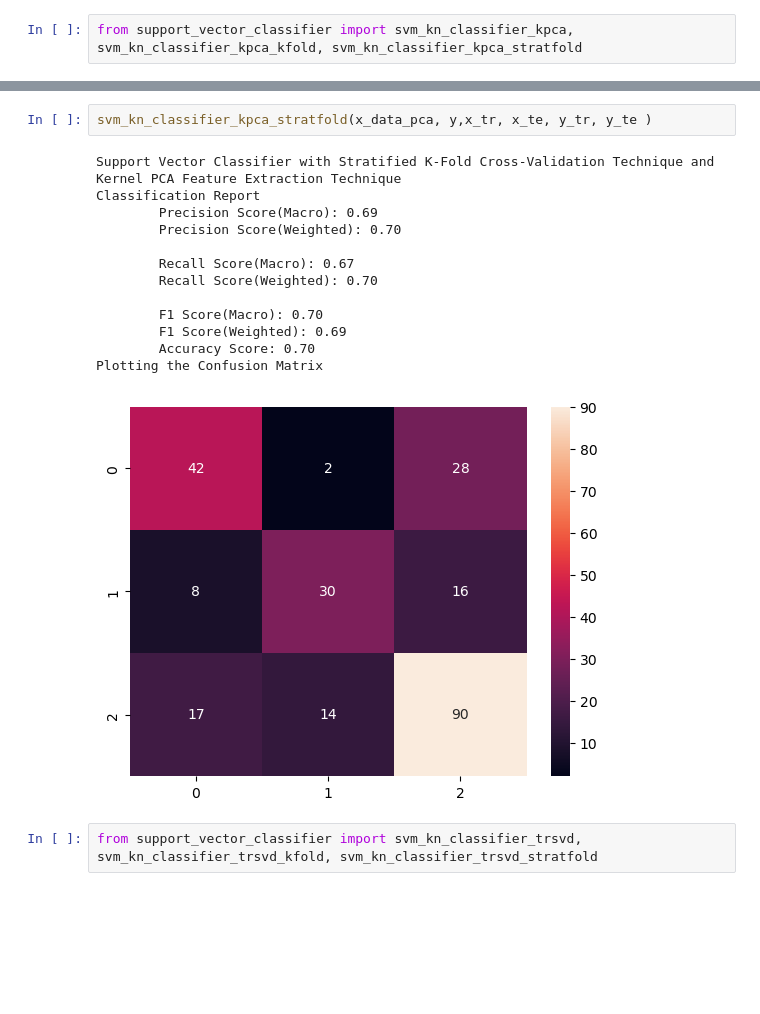
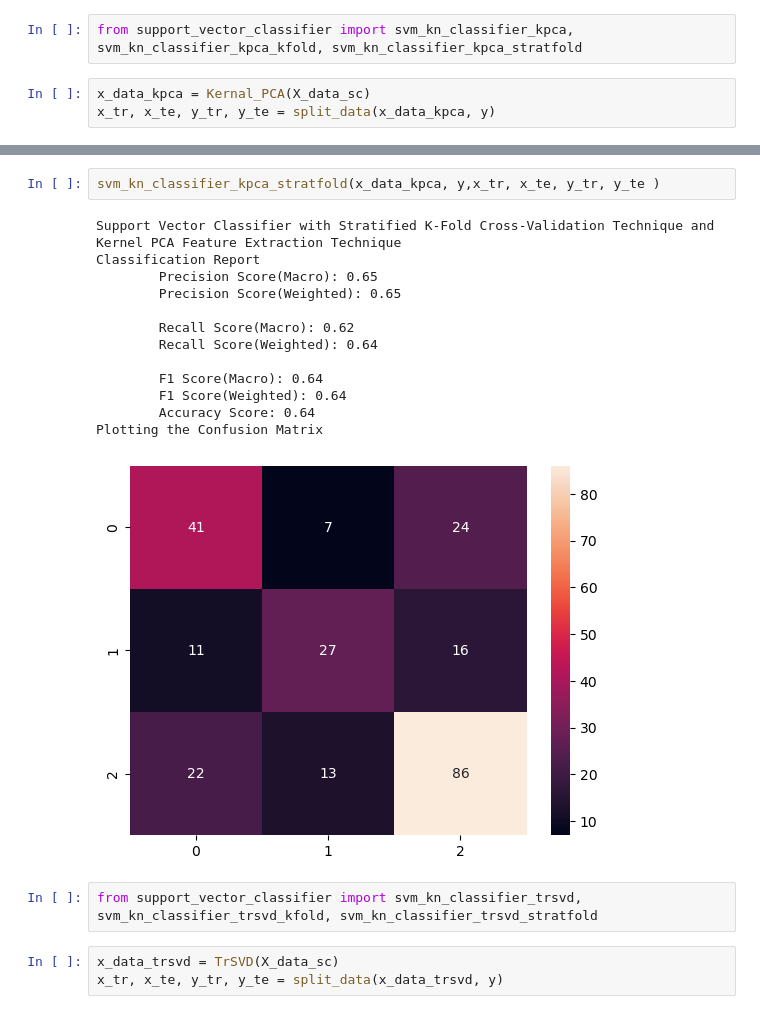
Before and after one commit to Vashi1/DSE-315-Project, a Jupyter notebook: SVM_classification.ipynb, the cells around one changed output, grey strips where cells are left out. Cells and saved outputs as stored; diff of their text form; blank space fills up the shorter version.

```diff
--- a/SVM_classification.ipynb
+++ b/SVM_classification.ipynb
@@ -72,6 +72,9 @@ Plotting the Confusion Matrix
 [figure]
 # %%
 from support_vector_classifier import svm_kn_classifier_kpca, svm_kn_classifier_kpca_kfold, svm_kn_classifier_kpca_stratfold
+# %%
+x_data_kpca = Kernal_PCA(X_data_sc)
+x_tr, x_te, y_tr, y_te = split_data(x_data_kpca, y)
 # %%
 svm_kn_classifier_kpca(x_tr, x_te, y_tr, y_te)
 # %% [output]
@@ -108,21 +111,24 @@ Plotting the Confusion Matrix
 # %%
-svm_kn_classifier_kpca_stratfold(x_data_pca, y,x_tr, x_te, y_tr, y_te )
+svm_kn_classifier_kpca_stratfold(x_data_kpca, y,x_tr, x_te, y_tr, y_te )
 # %% [output]
 Support Vector Classifier with Stratified K-Fold Cross-Validation Technique and Kernel PCA Feature Extraction Technique
 Classification Report
-        Precision Score(Macro): 0.69
-        Precision Score(Weighted): 0.70
+        Precision Score(Macro): 0.65
+        Precision Score(Weighted): 0.65
 
-        Recall Score(Macro): 0.67
-        Recall Score(Weighted): 0.70
+        Recall Score(Macro): 0.62
+        Recall Score(Weighted): 0.64
 
-        F1 Score(Macro): 0.70
-        F1 Score(Weighted): 0.69
-        Accuracy Score: 0.70
+        F1 Score(Macro): 0.64
+        F1 Score(Weighted): 0.64
+        Accuracy Score: 0.64
 Plotting the Confusion Matrix
-[figure, old version]
+[figure, new version]
 # %%
 from support_vector_classifier import svm_kn_classifier_trsvd, svm_kn_classifier_trsvd_kfold, svm_kn_classifier_trsvd_stratfold
+# %%
+x_data_trsvd = TrSVD(X_data_sc)
+x_tr, x_te, y_tr, y_te = split_data(x_data_trsvd, y)
 # %%
 svm_kn_classifier_trsvd(x_tr, x_te, y_tr, y_te)
 # %% [output]
```
Also changed, not shown: parts of 56 cells of this notebook, 1 other file.
